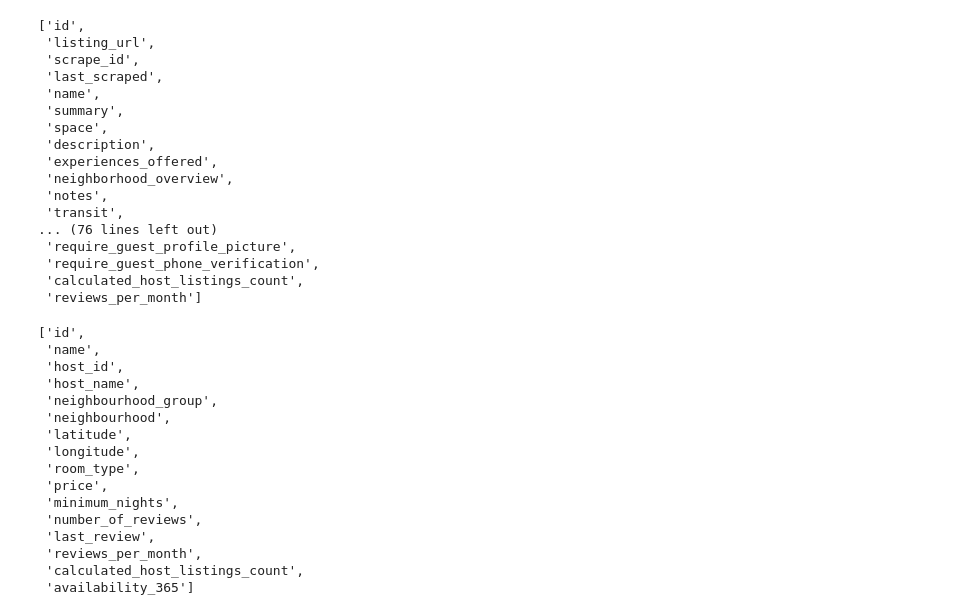
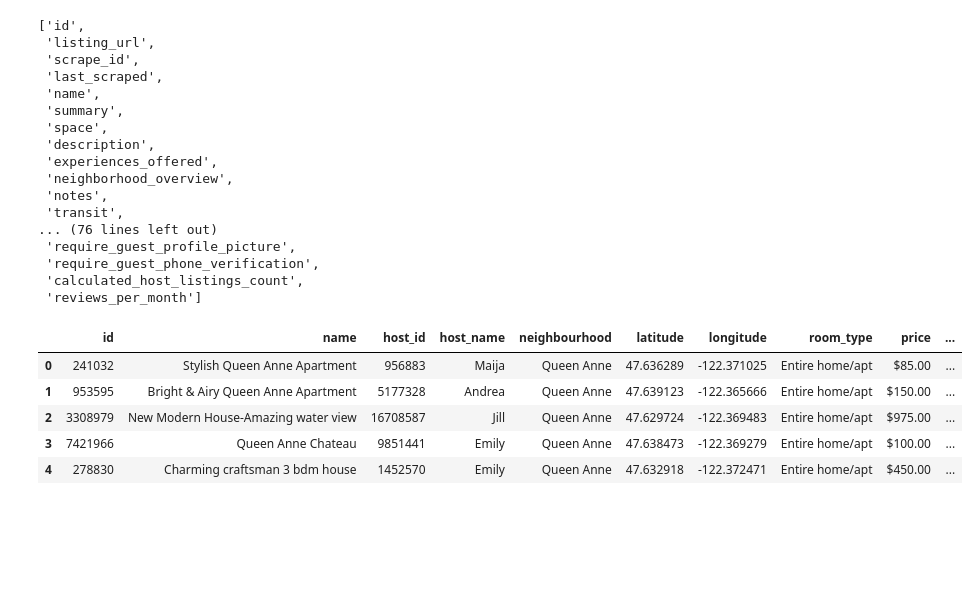
Before and after one commit to dwaehner27/visualization, a Jupyter notebook: data_cleaning.ipynb, the cells around one changed output. Cells and saved outputs as stored; diff of their text form; code cells hidden in the pictures; blank space fills up the shorter version.

```diff
--- a/data_cleaning.ipynb
+++ b/data_cleaning.ipynb
@@ -74,22 +115,13 @@ list(seattle_df.columns)
  'require_guest_phone_verification',
  'calculated_host_listings_count',
  'reviews_per_month']
-# %%
-list(nyc_df.columns)
-# %% [output]
-['id',
- 'name',
- 'host_id',
- 'host_name',
- 'neighbourhood_group',
- 'neighbourhood',
- 'latitude',
- 'longitude',
- 'room_type',
- 'price',
- 'minimum_nights',
- 'number_of_reviews',
- 'last_review',
- 'reviews_per_month',
- 'calculated_host_listings_count',
- 'availability_365']
+# %%
+seatle_clean = seattle_df[["id","name","host_id","host_name","neighbourhood","latitude","longitude","room_type","price","minimum_nights","number_of_reviews","last_review","availability_365"]]
+seatle_clean.head()
+# %% [output]
+|  | id | name | host_id | host_name | neighbourhood | latitude | longitude | room_type | price | ... |
+| 0 | 241032 | Stylish Queen Anne Apartment | 956883 | Maija | Queen Anne | 47.636289 | -122.371025 | Entire home/apt | $85.00 | ... |
+| 1 | 953595 | Bright & Airy Queen Anne Apartment | 5177328 | Andrea | Queen Anne | 47.639123 | -122.365666 | Entire home/apt | $150.00 | ... |
+| 2 | 3308979 | New Modern House-Amazing water view | 16708587 | Jill | Queen Anne | 47.629724 | -122.369483 | Entire home/apt | $975.00 | ... |
+| 3 | 7421966 | Queen Anne Chateau | 9851441 | Emily | Queen Anne | 47.638473 | -122.369279 | Entire home/apt | $100.00 | ... |
+| 4 | 278830 | Charming craftsman 3 bdm house | 1452570 | Emily | Queen Anne | 47.632918 | -122.372471 | Entire home/apt | $450.00 | ... |
```
Also changed, not shown: parts of 7 cells of this notebook, 4 other files.
